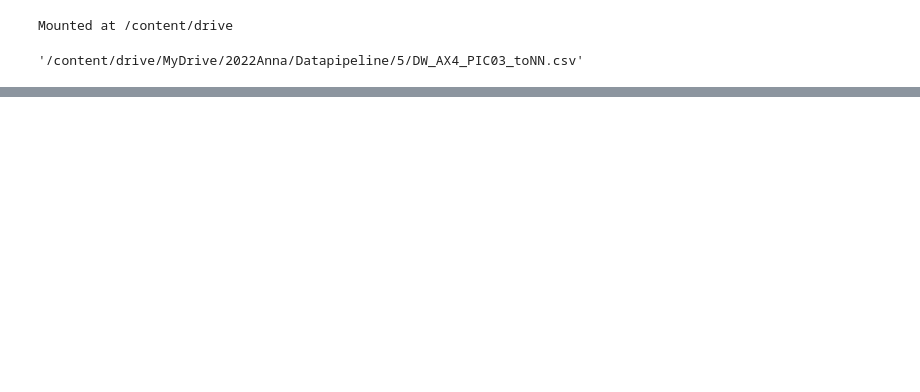
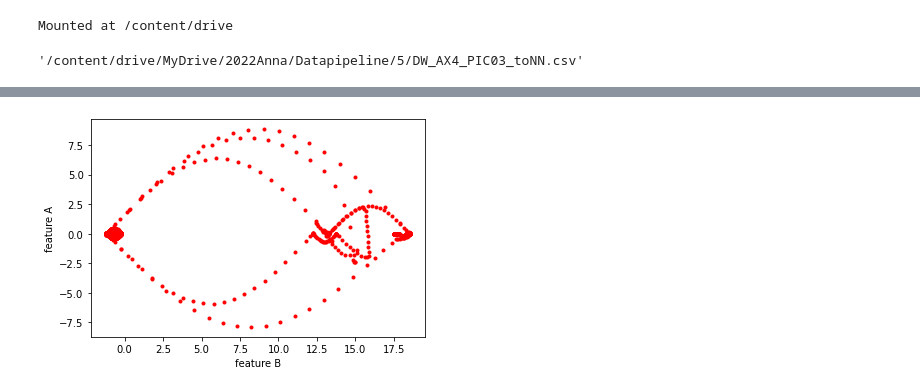
Before and after one commit to sipocz/pid_time_series, a Jupyter notebook: PID_Autoencoder.ipynb, the cells around one changed output, grey strips where cells are left out. Drawn from its saved outputs; the diff is of its cells as text; code cells hidden in the pictures; blank space fills up the shorter version.

```diff
--- a/PID_Autoencoder.ipynb
+++ b/PID_Autoencoder.ipynb
@@ -44,0 +104,7 @@ df.head()
+# %%
+plot.scatter(data[:,0],data[:,1],c="r",marker=".")
+plot.ylabel('feature A')
+plot.xlabel('feature B')
+plot.show()
+# %% [output]
+[figure, added]
```
Also changed, not shown: parts of 7 cells of this notebook.
